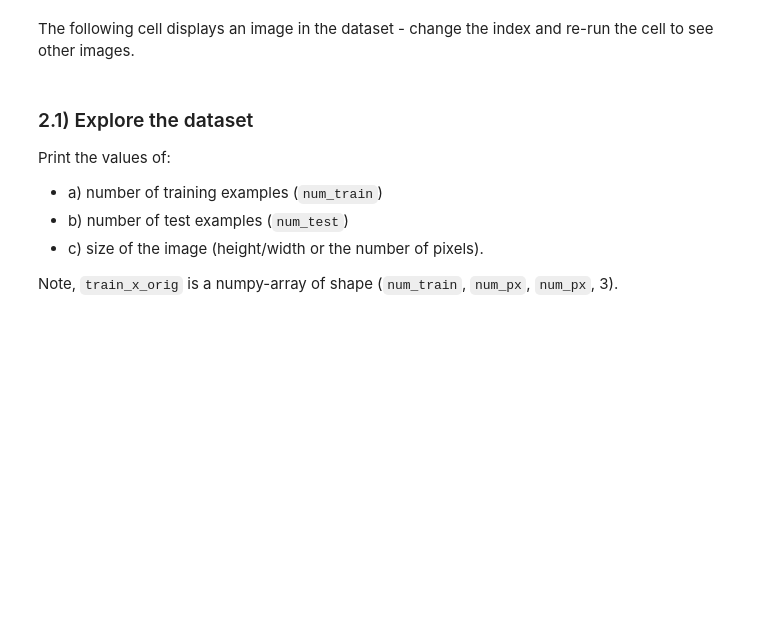
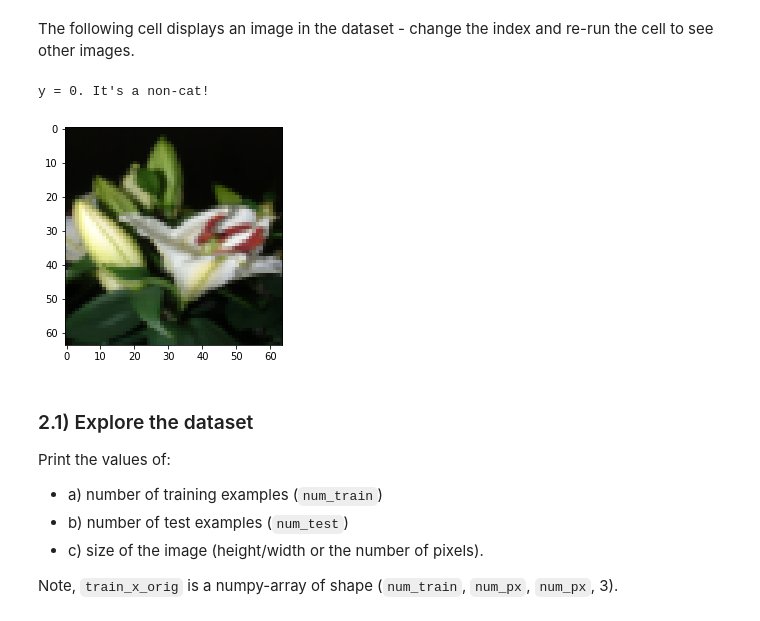
Before and after one commit to alexelwood14/lab_sheets_public, a Jupyter notebook: lab2/lab2-linear_models_neural_nets_SVM.ipynb, the cells around one changed output. Cells and saved outputs as stored; diff of their text form; code cells hidden in the pictures; blank space fills up the shorter version.

```diff
--- a/lab2/lab2-linear_models_neural_nets_SVM.ipynb
+++ b/lab2/lab2-linear_models_neural_nets_SVM.ipynb
@@ -194,9 +194,12 @@ train_x_orig, train_y, test_x_orig, test_y, classes = load_data()
 The following cell displays an image in the dataset - change the index and re-run the cell to see other images.
 # %%
 # Example of a cat picture
-index = 208
+index = 4
 plt.imshow(train_x_orig[index])
 print (f'y = {train_y[0,index]}. It\'s a {classes[train_y[0,index]].decode("utf-8")}!')
+# %% [output]
+y = 0. It's a non-cat!
+[figure, added]
 # %% [markdown]
 ### 2.1) Explore the dataset
 Print the values of:
```
Also changed, not shown: parts of 7 cells of this notebook.
